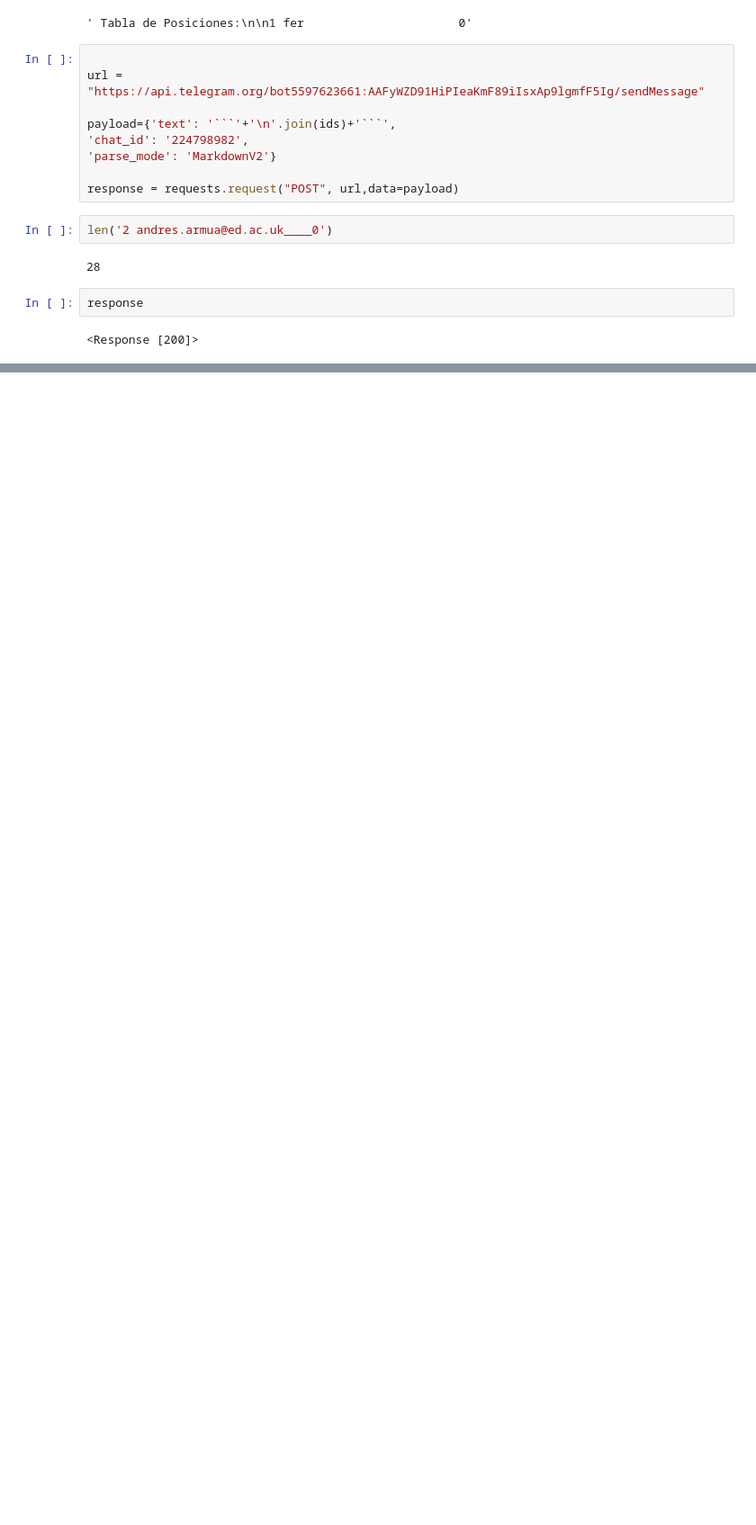
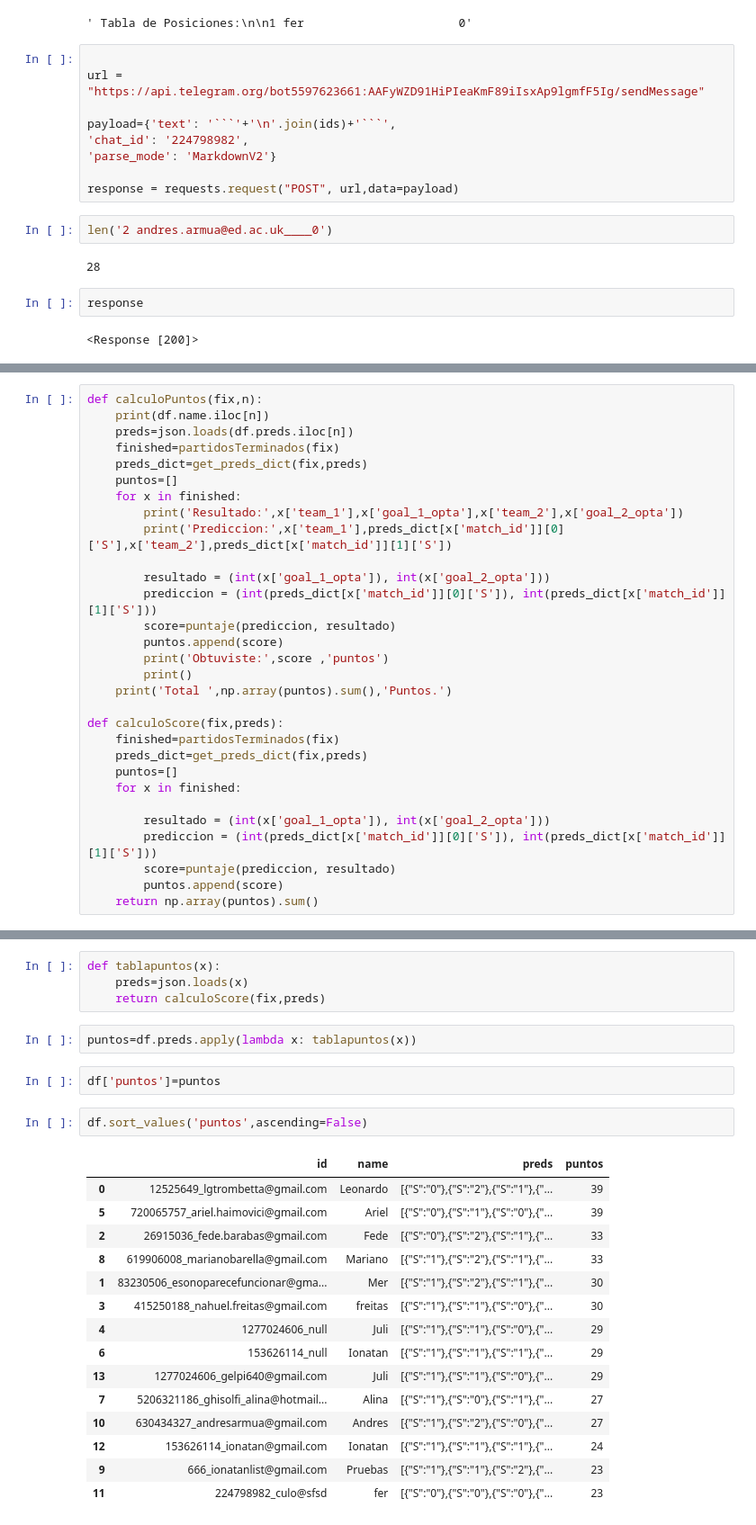
Before and after one commit to carabedo/prode, a Jupyter notebook: test.ipynb, the cells around one changed output, grey strips where cells are left out. Shown: that part at 90% size. Cells and saved outputs as stored; diff of their text form; blank space fills up the shorter version.

```diff
--- a/test.ipynb
+++ b/test.ipynb
@@ -36,0 +259,30 @@ response
+# %%
+def calculoPuntos(fix,n):
+    print(df.name.iloc[n])
+    preds=json.loads(df.preds.iloc[n])
+    finished=partidosTerminados(fix)
+    preds_dict=get_preds_dict(fix,preds)
+    puntos=[]
+    for x in finished:
+        print('Resultado:',x['team_1'],x['goal_1_opta'],x['team_2'],x['goal_2_opta'])
+        print('Prediccion:',x['team_1'],preds_dict[x['match_id']][0]['S'],x['team_2'],preds_dict[x['match_id']][1]['S'])
+
+        resultado = (int(x['goal_1_opta']), int(x['goal_2_opta']))
+        prediccion = (int(preds_dict[x['match_id']][0]['S']), int(preds_dict[x['match_id']][1]['S']))
+        score=puntaje(prediccion, resultado)
+        puntos.append(score)
+        print('Obtuviste:',score ,'puntos')
+        print()
+    print('Total ',np.array(puntos).sum(),'Puntos.')
+
+def calculoScore(fix,preds):
+    finished=partidosTerminados(fix)
+    preds_dict=get_preds_dict(fix,preds)
+    puntos=[]
+    for x in finished:
+
+        resultado = (int(x['goal_1_opta']), int(x['goal_2_opta']))
+        prediccion = (int(preds_dict[x['match_id']][0]['S']), int(preds_dict[x['match_id']][1]['S']))
+        score=puntaje(prediccion, resultado)
+        puntos.append(score)
+    return np.array(puntos).sum()
@@ -36,0 +343,26 @@ response
+# %%
+def tablapuntos(x):
+    preds=json.loads(x)
+    return calculoScore(fix,preds)
+# %%
+puntos=df.preds.apply(lambda x: tablapuntos(x))
+# %%
+df['puntos']=puntos
+# %%
+df.sort_values('puntos',ascending=False)
+# %% [output]
+|  | id | name | preds | puntos |
+| 0 | 12525649_lgtrombetta@gmail.com | Leonardo | [{"S":"0"},{"S":"2"},{"S":"1"},{"... | 39 |
+| 5 | 720065757_ariel.haimovici@gmail.com | Ariel | [{"S":"0"},{"S":"1"},{"S":"0"},{"... | 39 |
+| 2 | 26915036_fede.barabas@gmail.com | Fede | [{"S":"0"},{"S":"2"},{"S":"1"},{"... | 33 |
+| 8 | 619906008_marianobarella@gmail.com | Mariano | [{"S":"1"},{"S":"2"},{"S":"1"},{"... | 33 |
+| 1 | 83230506_esonoparecefuncionar@gma... | Mer | [{"S":"1"},{"S":"2"},{"S":"1"},{"... | 30 |
+| 3 | 415250188_nahuel.freitas@gmail.com | freitas | [{"S":"1"},{"S":"1"},{"S":"0"},{"... | 30 |
+| 4 | 1277024606_null | Juli | [{"S":"1"},{"S":"1"},{"S":"0"},{"... | 29 |
+| 6 | 153626114_null | Ionatan | [{"S":"1"},{"S":"1"},{"S":"1"},{"... | 29 |
+| 13 | 1277024606_gelpi640@gmail.com | Juli | [{"S":"1"},{"S":"1"},{"S":"0"},{"... | 29 |
+| 7 | 5206321186_ghisolfi_alina@hotmail... | Alina | [{"S":"1"},{"S":"0"},{"S":"1"},{"... | 27 |
+| 10 | 630434327_andresarmua@gmail.com | Andres | [{"S":"1"},{"S":"2"},{"S":"0"},{"... | 27 |
+| 12 | 153626114_ionatan@gmail.com | Ionatan | [{"S":"1"},{"S":"1"},{"S":"1"},{"... | 24 |
+| 9 | 666_ionatanlist@gmail.com | Pruebas | [{"S":"1"},{"S":"1"},{"S":"2"},{"... | 23 |
+| 11 | 224798982_culo@sfsd | fer | [{"S":"0"},{"S":"0"},{"S":"0"},{"... | 23 |
```
Also changed, not shown: parts of 40 cells of this notebook, 6 other files.
